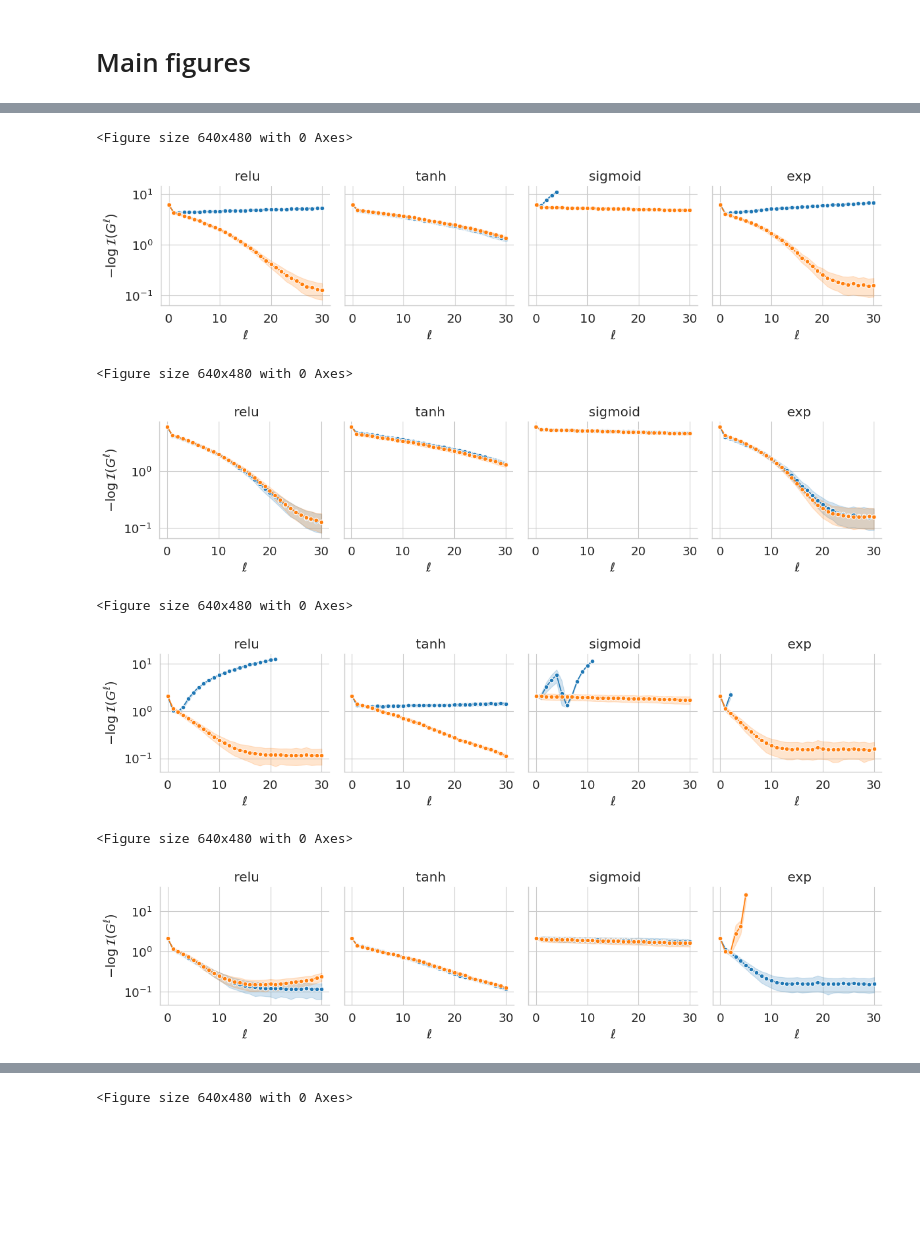
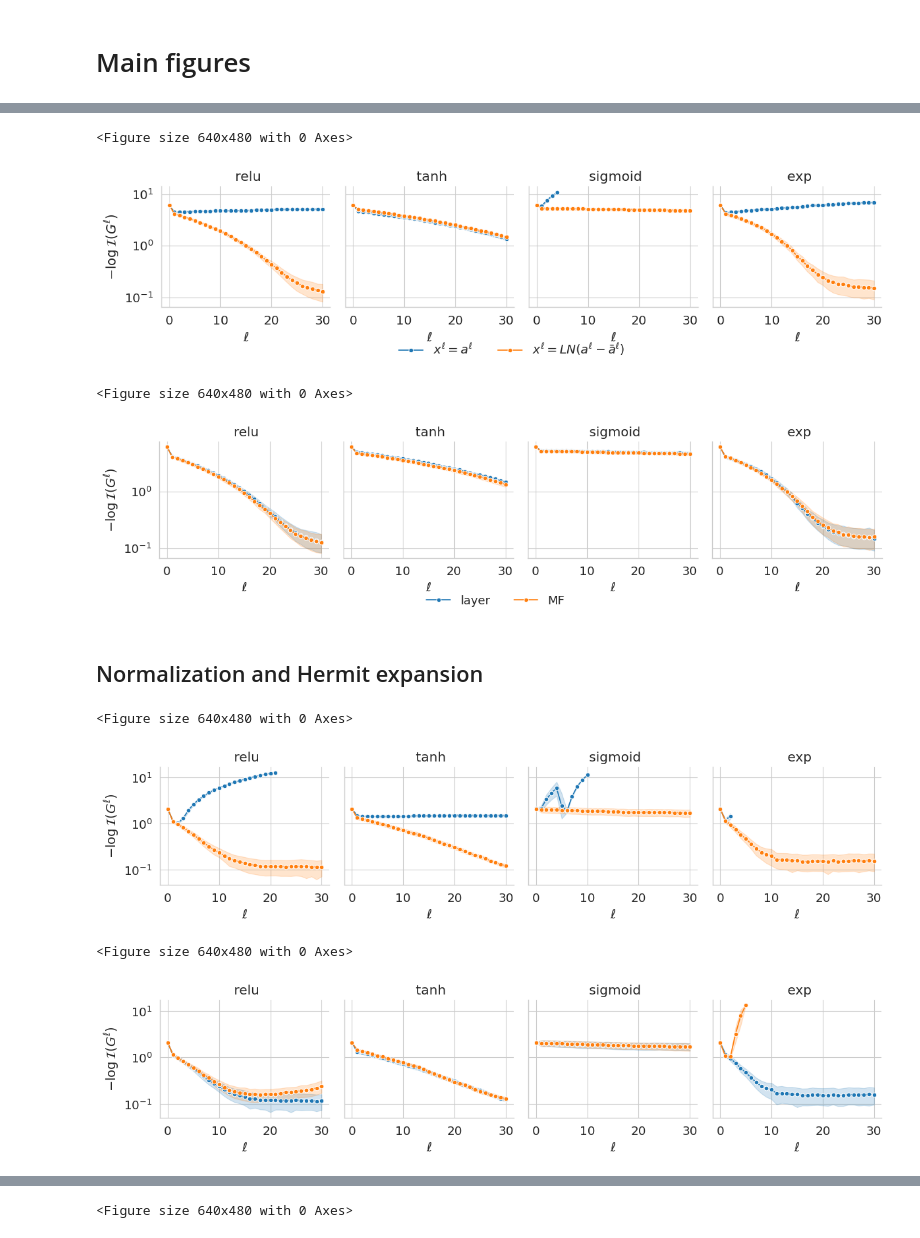
Before and after one commit to ajoudaki/deepnet-isometry, a Jupyter notebook: validations.ipynb, the cells around one changed output, grey strips where cells are left out. Cells and saved outputs as stored; diff of their text form; code cells hidden in the pictures; blank space fills up the shorter version.

```diff
--- a/validations.ipynb
+++ b/validations.ipynb
@@ -123,10 +95,12 @@ def run_experiments(configs, for_matrix='G'):
 
 
 def plot_line_graph(data, y, y_label, file_name, show_legend=True, **kwargs):
+    if 'height' not in kwargs:
+        kwargs['height'] = 3
     plt.figure()
     sns.set_style('whitegrid')
     sns.set_context('paper', font_scale=1.5)  # Increase the font size
-    g = sns.FacetGrid(data=data, height=3,**kwargs)
+    g = sns.FacetGrid(data=data, **kwargs)
     g.map(sns.lineplot, "l", y, marker="o")
     g.set_ylabels(y_label, fontsize=14)  # Increase the font size for y-label
     g.set_xlabels("$\ell$", fontsize=14)  # Increase the font size for x-label
@@ -136,7 +110,7 @@ def plot_line_graph(data, y, y_label, file_name, show_legend=True, **kwargs):
         ncols = len(df[kwargs['hue']].unique())
         if show_legend:
             g.add_legend(title='',alignment='left', fontsize=14)  # Increase the font size for legend
-        # sns.move_legend(g, "lower center", bbox_to_anchor=(.45, -0.05), ncols=ncols, frameon=False)
+            sns.move_legend(g, "lower center", bbox_to_anchor=(.45, -0.05), ncols=ncols, frameon=False)
     plt.yscale('log')
     plt.savefig(file_name, bbox_inches="tight")
     plt.show()
@@ -315,36 +288,40 @@ plot_line_graph(data=df.loc[df.normalization!='No normalization'],
 # %%
 
 configs = dict(
     n = [10],
     d = [1000],
     L = [30],
     centering = ['None','layer','MF'],
     normalization = ['layer',],
     activation_first = [True,],
-    activation = ['relu','tanh','sigmoid','exp'],
+    activation = ['relu','tanh','sigmoid', 'exp'],
     gain = [1.],
     bias = [0.],
     degeneracy = [100],
     for_matrix=['G'],
     repeat = range(10),
 )
 df = run_experiments(configs)
+centering2name = {'None': '$x^{\\ell} = a^\\ell$', 'layer': '$x^{\\ell} = LN(a^\\ell - {\\bar a}^\\ell$)', 'MF':  '$x^{\\ell} = LN(a^\\ell - c_0)$)'}
+df['center'] = df.centering.map(lambda x: centering2name[x])
 df.head()
 
 
 
 plot_line_graph(df.loc[df.centering.isin(['None','layer'])], y="iso_gap", y_label="$-\log\mathcal{I}(G^\ell)$",
-                hue="centering",col="activation",show_legend=False,
+                hue="center",col="activation",show_legend=True,
                 file_name='plots/with_without_centering.pdf', )
 
 plot_line_graph(df.loc[df.centering.isin(['MF','layer'])], y="iso_gap", y_label="$-\log\mathcal{I}(G^\ell)$",
-                hue="centering",col="activation",show_legend=False,
+                hue="centering",col="activation",show_legend=True,
                 file_name='plots/layer_vs_meanfield_centering.pdf', )
 # %% [output]
 <Figure size 640x480 with 0 Axes>
-[figure, old version]
+[figure, new version]
 <Figure size 640x480 with 0 Axes>
-[figure, old version]
+[figure, new version]
+# %% [markdown]
+## Normalization and Hermit expansion
 # %%
 
 configs = dict(
@@ -375,6 +352,6 @@ plot_line_graph(df.loc[df.normalization.isin(['MF','layer'])], y="iso_gap", y_la
                 file_name='plots/layer_vs_meanfield_projection.pdf', )
 # %% [output]
 <Figure size 640x480 with 0 Axes>
-[figure, old version]
+[figure, new version]
 <Figure size 640x480 with 0 Axes>
-[figure, old version]
+[figure, new version]
```
Also changed, not shown: parts of 20 cells of this notebook, 21 other files.
